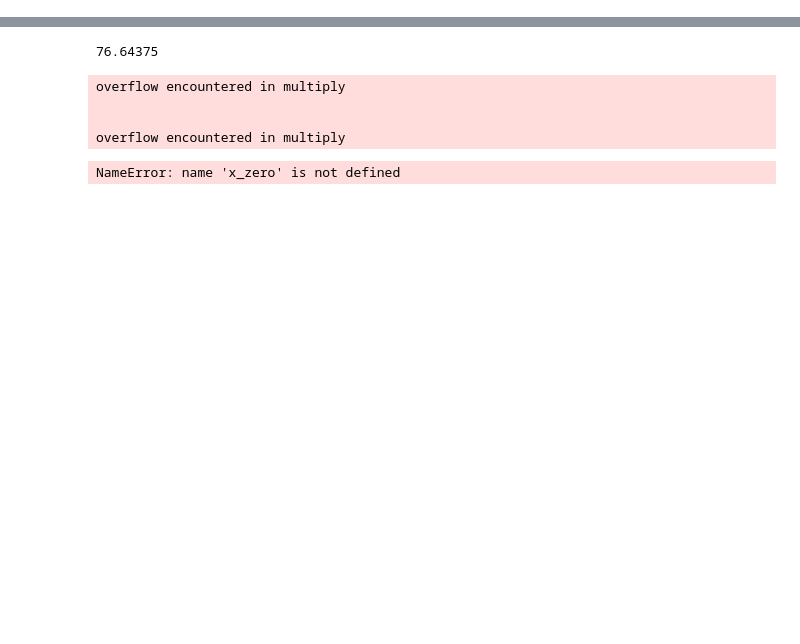
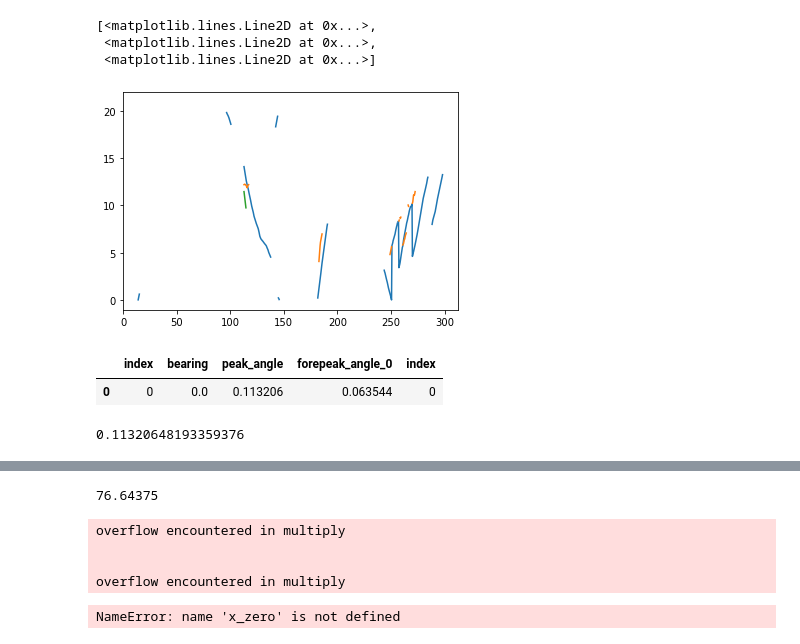
Before and after one commit to georgebirch/sunmap, a Jupyter notebook: Colab_app.ipynb, the cells around one changed output, grey strips where cells are left out. Saved outputs shown, nothing was run; the diff lists cells and outputs as text; code cells hidden in the pictures; blank space fills up the shorter version.

Commit message:
Added forepeaks features in colab_app

```diff
--- a/Colab_app.ipynb
+++ b/Colab_app.ipynb
@@ -3,3 +3,10 @@ from utils.paths import *
 from utils.dataset import *
 
 import plotly.express as px
+# %%
+gps_coords = 46.5026174, 8.3203729
+grid_size = 10
+radius = 10000
+path = '/Users/george-birchenough/sunmap_rasters/Switzerland_DEM_10m.tif'
+
+array, observer_pixel, observer_height = get_masked_data(gps_coords, radius, grid_size, path)
@@ -5,0 +99,14 @@ import plotly.express as px
+# %%
+plt.plot(forepeaks_df)
+# %% [output]
+[<matplotlib.lines.Line2D at 0x...>,
+ <matplotlib.lines.Line2D at 0x...>,
+ <matplotlib.lines.Line2D at 0x...>]
+[figure, added]
+# %%
+d3['index '] = [0]
+d3
+pd.DataFrame.from_dict(d3)
+# %% [output]
+|  | index | bearing | peak_angle | forepeak_angle_0 | index |
+| 0 | 0 | 0.0 | 0.113206 | 0.063544 | 0 |
@@ -5,0 +122,4 @@ import plotly.express as px
+# %%
+max_elevation
+# %% [output]
+0.11320648193359376
```
Also changed, not shown: parts of 8 cells of this notebook, 2 other files.
